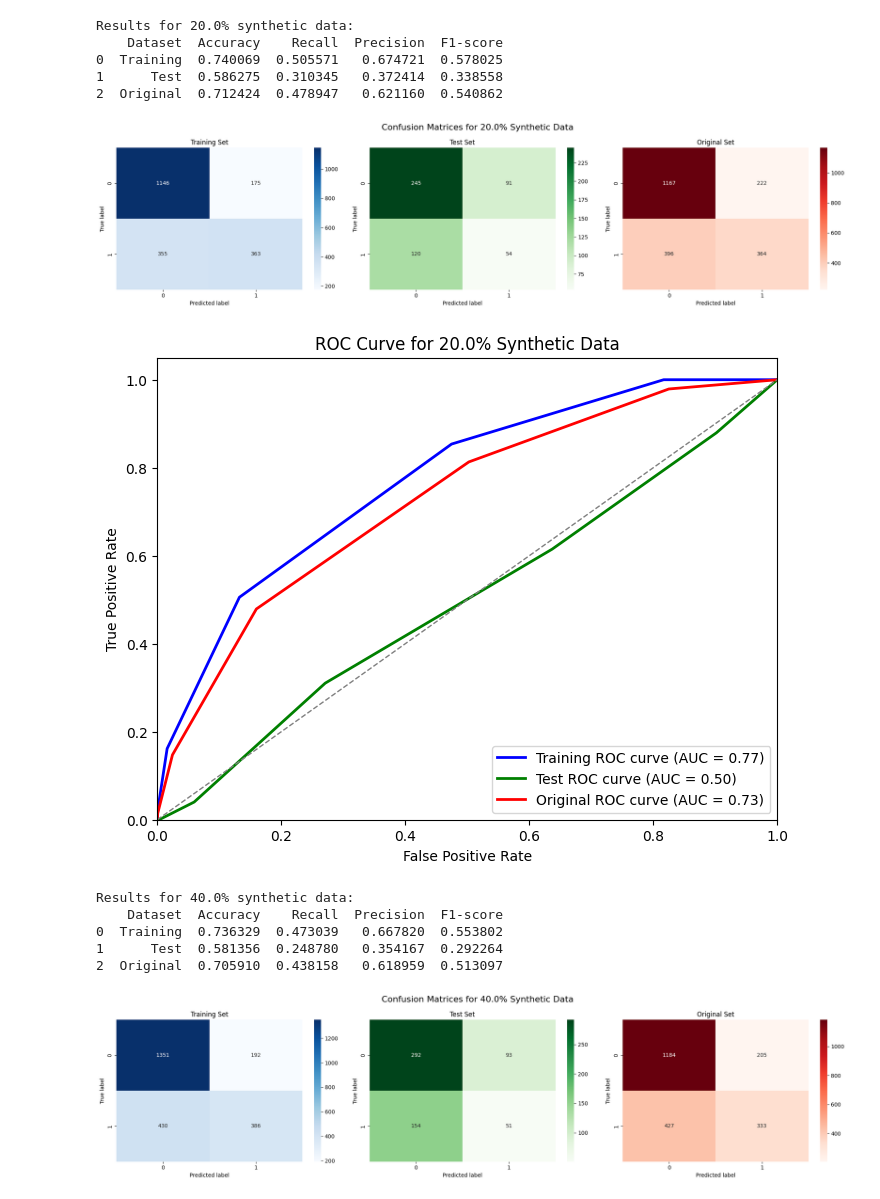
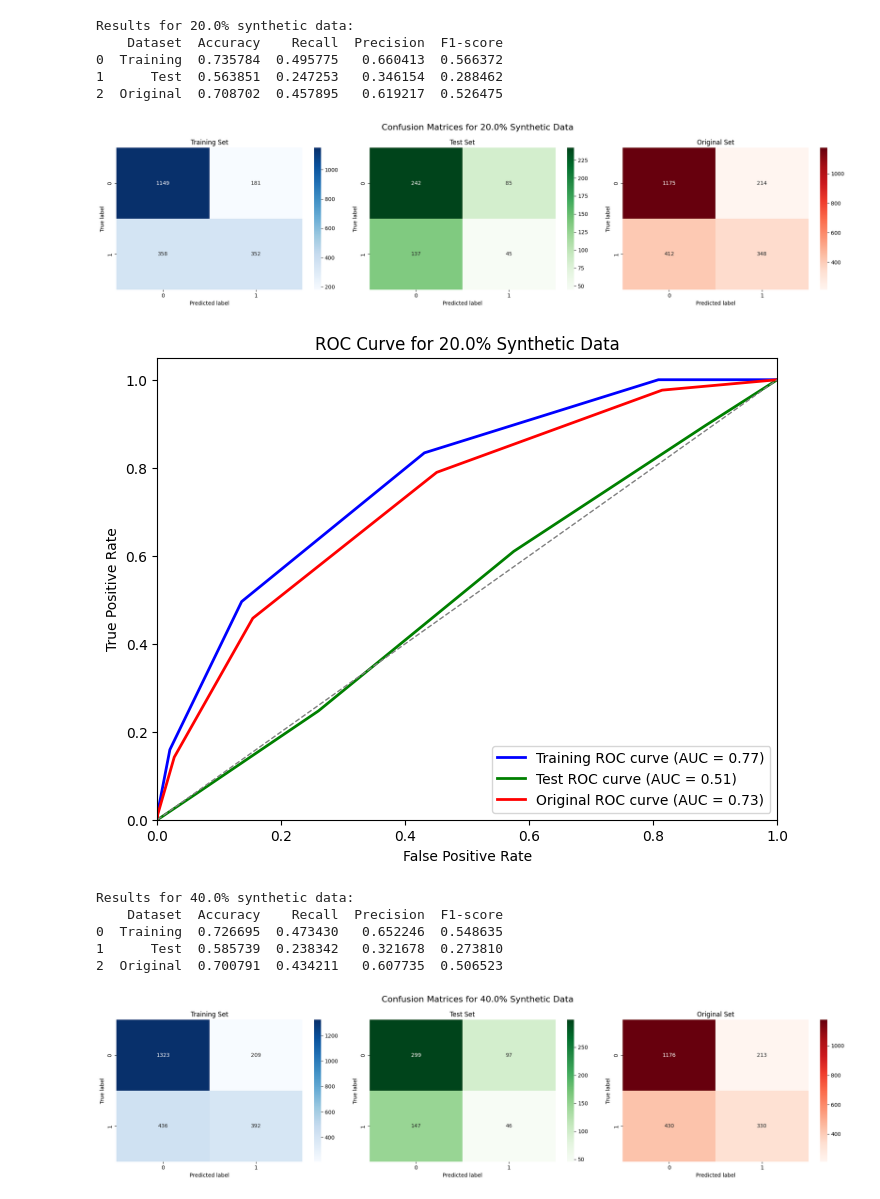
Before and after one commit to halidak/GAN-Powered-Classification, a Jupyter notebook: tabular-classification/knn.ipynb, the cells around one changed output. Saved outputs shown, nothing was run; the diff lists cells and outputs as text; code cells hidden in the pictures.

Commit message:
chore: Manually split data for testing in tabular classification notebooks

```diff
--- a/tabular-classification/knn.ipynb
+++ b/tabular-classification/knn.ipynb
@@ -2,7 +2,6 @@
 import pandas as pd
 import matplotlib.pyplot as plt
 import seaborn as sns
-from sklearn.model_selection import train_test_split
 from sklearn.metrics import accuracy_score, recall_score, precision_score, f1_score, confusion_matrix, roc_curve, auc
 from sklearn.utils import shuffle
 from sklearn.neighbors import KNeighborsClassifier
@@ -45,8 +44,11 @@ for percentage in percentages:
     X = combined_data.drop(columns=['Diagnosis'])
     y = combined_data['Diagnosis']
 
-    # Split data
-    X_train, X_test, y_train, y_test = train_test_split(X, y, test_size=0.2, random_state=42)
+    # Manually split data to take the first 20% for testing
+    split_point = int(0.2 * len(X))
+
+    X_test, X_train = X[:split_point], X[split_point:]
+    y_test, y_train = y[:split_point], y[split_point:]
 
     # Train KNN classifier
     model = KNeighborsClassifier()
@@ -104,41 +106,41 @@ for percentage in percentages:
 
     # Calculate ROC curve for training set
     y_train_prob = model.predict_proba(X_train)[:, 1]
     fpr_train, tpr_train, _ = roc_curve(y_train, y_train_prob)
     roc_auc_train = auc(fpr_train, tpr_train)
     plt.plot(fpr_train, tpr_train, color='blue', lw=2, label=f'Training ROC curve (AUC = {roc_auc_train:.2f})')
 
     # Calculate ROC curve for test set
     y_test_prob = model.predict_proba(X_test)[:, 1]
     fpr_test, tpr_test, _ = roc_curve(y_test, y_test_prob)
     roc_auc_test = auc(fpr_test, tpr_test)
     plt.plot(fpr_test, tpr_test, color='green', lw=2, label=f'Test ROC curve (AUC = {roc_auc_test:.2f})')
 
     # Calculate ROC curve for original dataset
     y_original_prob = model.predict_proba(X_original)[:, 1]
     fpr_original, tpr_original, _ = roc_curve(y_original, y_original_prob)
     roc_auc_original = auc(fpr_original, tpr_original)
     plt.plot(fpr_original, tpr_original, color='red', lw=2, label=f'Original ROC curve (AUC = {roc_auc_original:.2f})')
 
     plt.plot([0, 1], [0, 1], color='gray', lw=1, linestyle='--')
     plt.xlim([0.0, 1.0])
     plt.ylim([0.0, 1.05])
     plt.xlabel('False Positive Rate')
     plt.ylabel('True Positive Rate')
     plt.title(f'ROC Curve for {percentage*100}% Synthetic Data')
     plt.legend(loc='lower right')
     plt.show()
 # %% [output]
 Results for 20.0% synthetic data:
     Dataset  Accuracy    Recall  Precision  F1-score
-0  Training  0.740069  0.505571   0.674721  0.578025
-1      Test  0.586275  0.310345   0.372414  0.338558
-2  Original  0.712424  0.478947   0.621160  0.540862
+0  Training  0.735784  0.495775   0.660413  0.566372
+1      Test  0.563851  0.247253   0.346154  0.288462
+2  Original  0.708702  0.457895   0.619217  0.526475
-[figure, old version]
+[figure, new version]
-[figure, old version]
+[figure, new version]
 Results for 40.0% synthetic data:
     Dataset  Accuracy    Recall  Precision  F1-score
-0  Training  0.736329  0.473039   0.667820  0.553802
-1      Test  0.581356  0.248780   0.354167  0.292264
-2  Original  0.705910  0.438158   0.618959  0.513097
+0  Training  0.726695  0.473430   0.652246  0.548635
+1      Test  0.585739  0.238342   0.321678  0.273810
+2  Original  0.700791  0.434211   0.607735  0.506523
-[figure, old version]
+[figure, new version]
```
Also changed, not shown: parts of 1 cell of this notebook, 4 other files.
